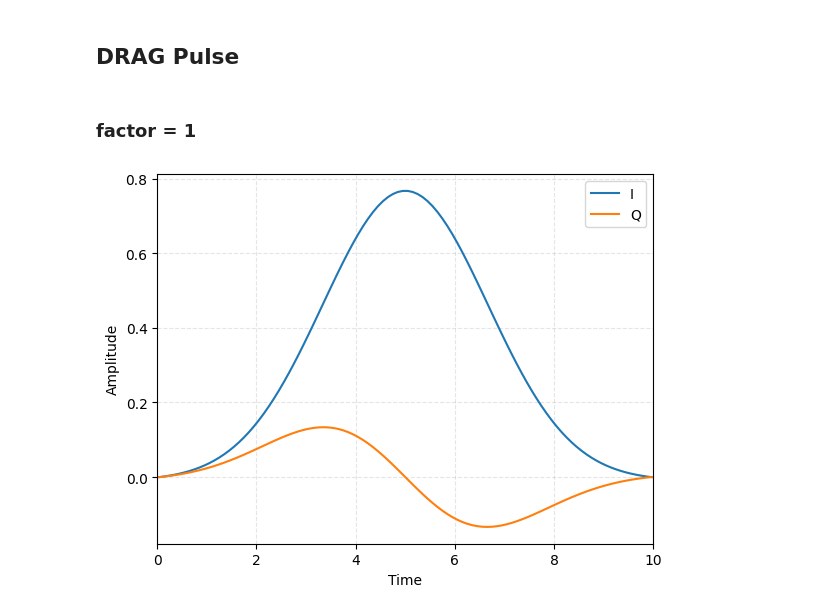
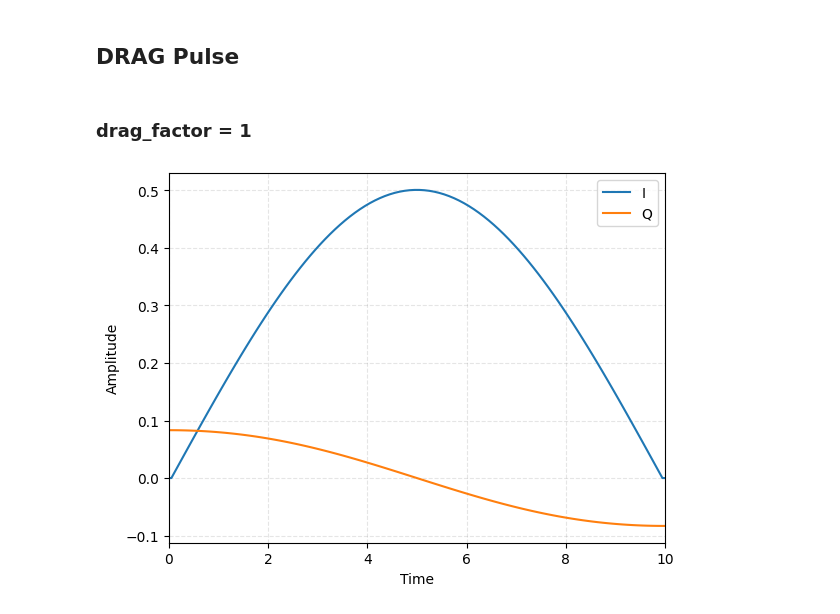
Before and after one commit to amachino/physics-of-qubits, a Jupyter notebook: content/ipynb/drag-pulse.ipynb, the cells around one changed output. Saved outputs shown, nothing was run; the diff lists cells and outputs as text; code cells hidden in the pictures.

Commit message:
Fix offset of DRAG pulse

```diff
--- a/content/ipynb/drag-pulse.ipynb
+++ b/content/ipynb/drag-pulse.ipynb
@@ -119,19 +119,19 @@ class Simulator:
     def rect_pulse(
         self,
         duration: float,
-        rabi: float,
+        rabi_rotation: float,
     ) -> Waveform:
         T = duration
         dt = self.sampling_period
         N = int(T / dt)
         times = np.linspace(dt / 2, T - dt / 2, N)
-        values = rabi * np.ones_like(times, dtype=np.complex128)
+        values = rabi_rotation * np.ones_like(times, dtype=np.complex128)
         return Waveform(dt, values)
 
     def gaussian_pulse(
         self,
         duration: float,
-        rabi: float,
+        rabi_rotation: float,
     ) -> Waveform:
         T = duration
         dt = self.sampling_period
@@ -140,53 +140,57 @@ class Simulator:
         sigma = T / 6
         mu = T / 2
         real = np.exp(-((times - mu) ** 2) / (2 * sigma**2))
-        real -= np.exp(-((dt / 2 - mu) ** 2) / (2 * sigma**2))
+        offset = -np.exp(-((dt / 2 - mu) ** 2) / (2 * sigma**2))
+        real += offset
         area = np.sum(real) * dt
-        real = real / area * rabi
+        norm_factor = rabi_rotation / area
+        real = real * norm_factor
         values = np.array(real, dtype=np.complex128)
         return Waveform(dt, values)
 
     def drag_pulse(
         self,
         duration: float,
-        rabi: float,
-        factor: float,
+        rabi_rotation: float,
+        drag_factor: float,
     ) -> Waveform:
         T = duration
         dt = self.sampling_period
         N = int(T / dt)
         times = np.linspace(dt / 2, T - dt / 2, N)
-        sigma = T / 6
+        sigma = T / 2
         mu = T / 2
         real = np.exp(-((times - mu) ** 2) / (2 * sigma**2))
-        real -= np.exp(-((dt / 2 - mu) ** 2) / (2 * sigma**2))
+        offset = -np.exp(-((dt / 2 - mu) ** 2) / (2 * sigma**2))
+        real += offset
         area = np.sum(real) * dt
-        real = real / area * rabi
+        norm_factor = rabi_rotation / area
+        real = real * norm_factor
         alpha = 2 * np.pi * self.anharmonicity
-        beta = -factor / alpha
-        imag = beta * (mu - times) / sigma**2 * real
+        beta = -drag_factor / alpha
+        imag = beta * (mu - times) / sigma**2 * (real - offset * norm_factor)
         values = real + 1j * imag
         return Waveform(dt, values)
 # %%
 simulator = Simulator(
     sampling_period=0.1,
     dimension=3,
-    anharmonicity=-0.33,
+    anharmonicity=-0.3,
     detuning=0.0,
 )
 # %% [markdown]
 ## DRAG Pulse
 # %% [markdown]
-### factor = 1
+### drag_factor = 1
 # %%
 waveform = simulator.drag_pulse(
     duration=10,
-    rabi=np.pi,
-    factor=1,
+    rabi_rotation=np.pi,
+    drag_factor=1,
 )
 simulator.plot_waveform(waveform)
 # %% [output]
-[figure, old version]
+[figure, new version]
 # %%
 result = simulator.simulate(waveform)
 simulator.display_bloch_sphere(result)
```
Also changed, not shown: parts of 7 cells of this notebook, 1 other file.
